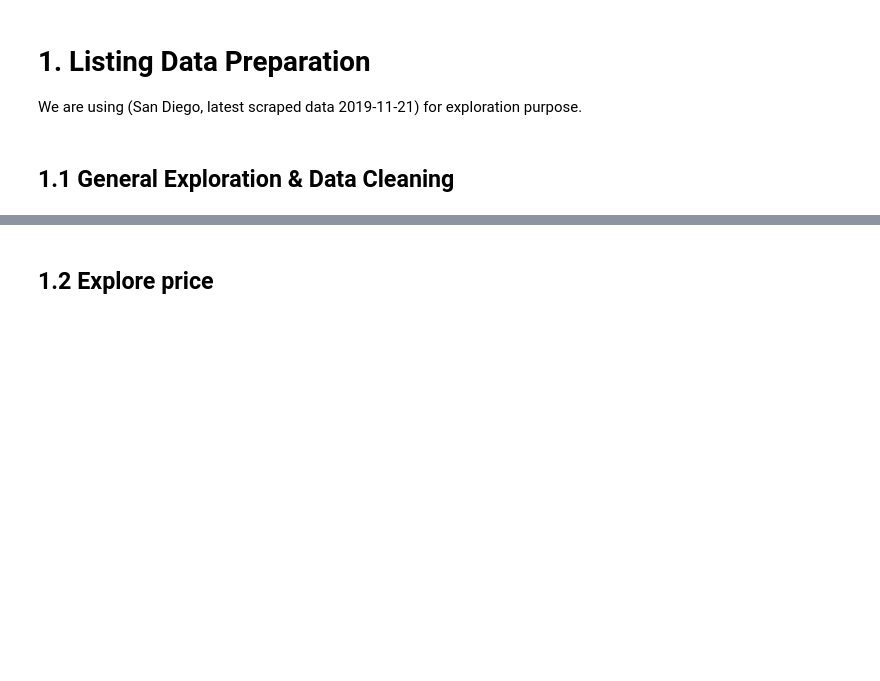
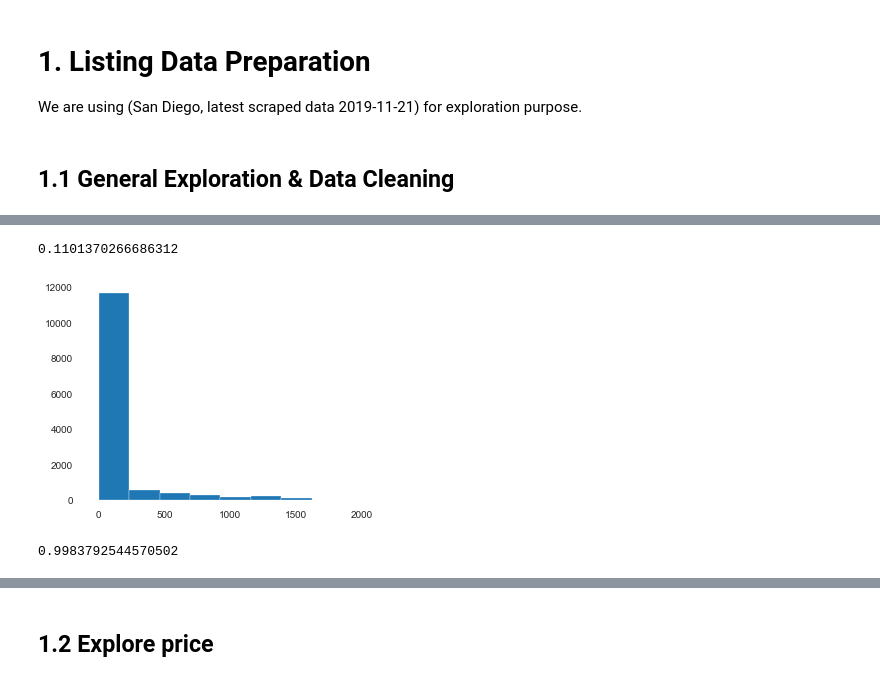
Before and after one commit to YuxinZhang9615/Airbnb-Data-Analysis, a Jupyter notebook: Main_script.ipynb, the cells around one changed output, grey strips where cells are left out. Drawn from its saved outputs; the diff is of its cells as text; code cells hidden in the pictures; blank space fills up the shorter version.

```diff
--- a/Main_script.ipynb
+++ b/Main_script.ipynb
@@ -47,0 +48,28 @@ Number of columns: 106
+# %%
+# encoding "calendar_updated"
+listings['calendar_updated'].value_counts()[1:10]
+temp = listings['calendar_updated'].str.split()
+def calculate_days(lst):
+    if lst != lst:
+        return None
+    if lst[0] == 'a':
+        lst[0] = 1
+    if lst[0] == 'today':
+        return 0
+    elif lst[0] == 'yesterday':
+        return 1
+    elif lst[0] in ['f', 'never']:
+        return None
+    elif len(lst) > 2:
+        if lst[1] in ['years', 'year']:
+            return int(lst[0])*365
+        elif lst[1] in ['months', 'month']:
+            return int(lst[0])*30
+        elif lst[1] in ['weeks', 'week']:
+            return int(lst[0])*7
+        elif lst[1] in ['days', 'days']:
+            return int(lst[0])
+    else:
+        return None
+listings['calendar_updated_trans'] = list(map(calculate_days, temp))
+listings.loc[:,['calendar_updated','calendar_updated_trans']]
@@ -47,0 +90,8 @@ Number of columns: 106
+# %%
+len(listings.loc[listings['calendar_updated_trans'] > 365,])/len(listings)
+# %% [output]
+0.1101370266686312
+# %%
+fig = plt.hist(listings['calendar_updated_trans'])
+# %% [output]
+[figure, added]
@@ -47,0 +113,12 @@ Number of columns: 106
+# %%
+# encoding "host_verifications"
+def contain_email(lst):
+    return ('email' in lst)
+def contain_phone(lst):
+    return ('phone' in lst)
+veri_non_na = listings['host_verifications'][~pd.isna(listings['host_verifications'])]
+np.sum(list(map(contain_email, veri_non_na)))/len(veri_non_na) # 95% host verifications contain 'email'
+np.sum(list(map(contain_phone, veri_non_na)))/len(veri_non_na) # 99.9% host verifications contain 'phone'
+#so whether verification contains "email" or "phone" is not a good feature
+# %% [output]
+0.9983792544570502
```
Also changed, not shown: parts of 10 cells of this notebook.
